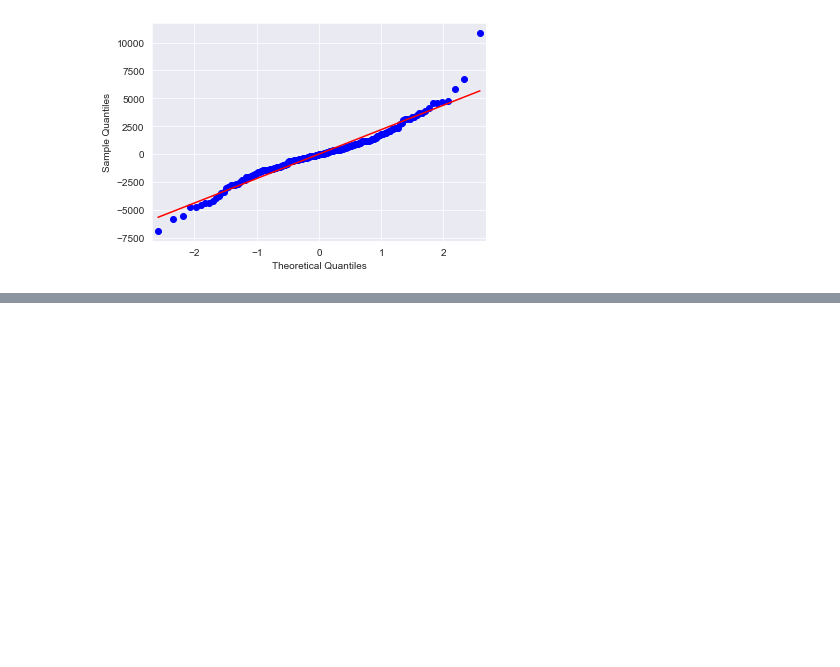
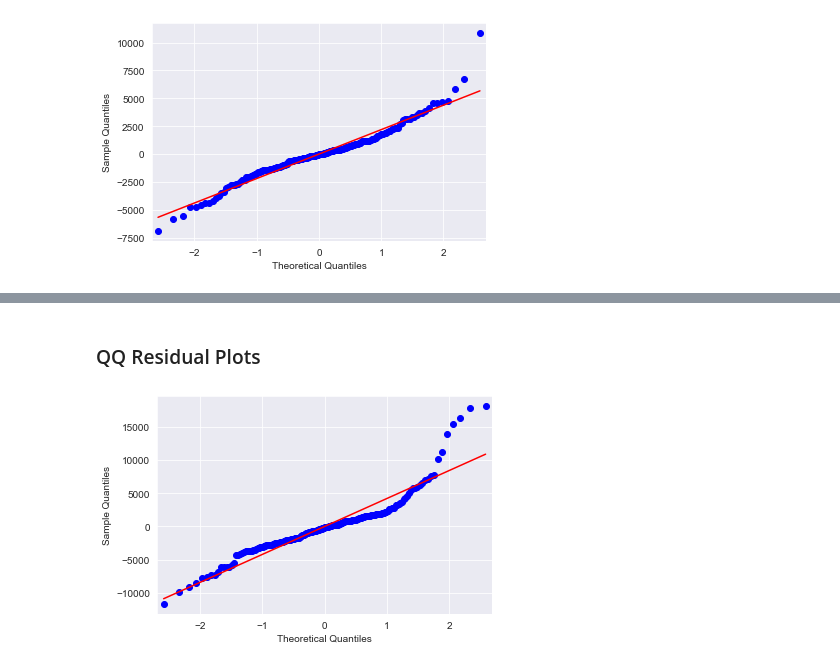
Before and after one commit to ShaneJett-DS/car_price_prediction, a Jupyter notebook: price_prediction.ipynb, the cells around one changed output, grey strips where cells are left out. Cells and saved outputs as stored; diff of their text form; code cells hidden in the pictures; blank space fills up the shorter version.

```diff
--- a/price_prediction.ipynb
+++ b/price_prediction.ipynb
@@ -551,0 +770,8 @@ plt.show()
+# %% [markdown]
+### QQ Residual Plots
+# %%
+fig, ax = plt.subplots()
+sm2.graphics.qqplot(residuals, line='s', ax=ax)
+plt.show()
+# %% [output]
+[figure, added]
```
Also changed, not shown: parts of 19 cells of this notebook.
